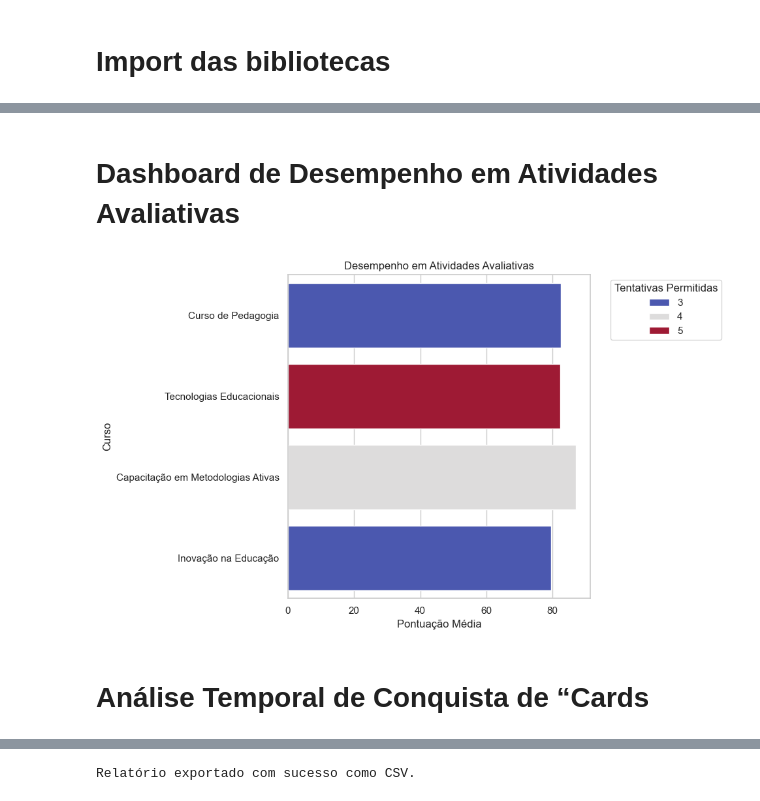
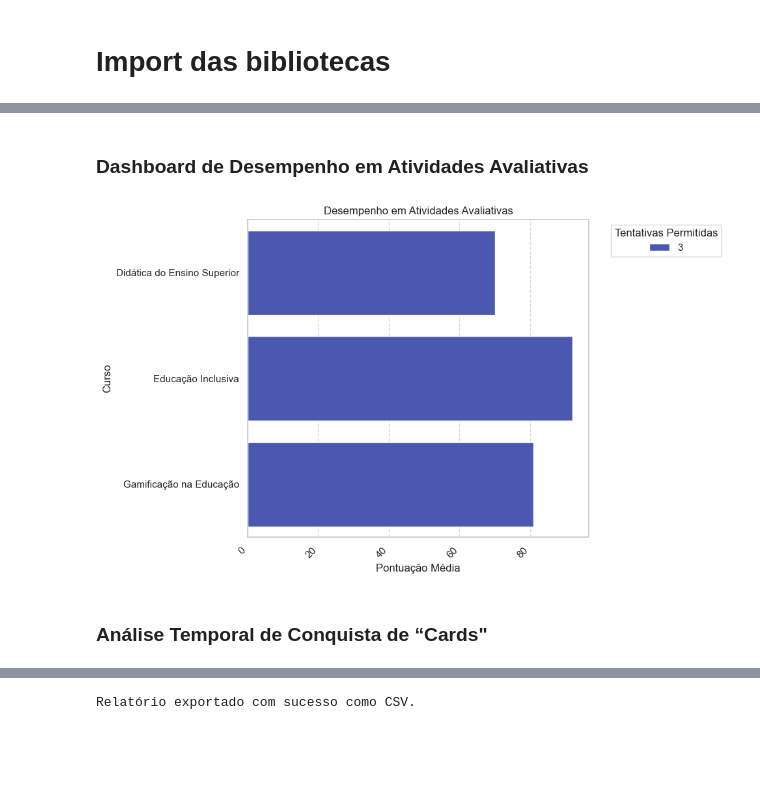
Before and after one commit to TeachGreen/Docentify-BI, a Jupyter notebook: BI.ipynb, the cells around one changed output, grey strips where cells are left out. Cells and saved outputs as stored; diff of their text form; code cells hidden in the pictures; blank space fills up the shorter version.

```diff
--- a/BI.ipynb
+++ b/BI.ipynb
@@ -363,30 +486,35 @@ plt.show()
 # %% [markdown]
-# Dashboard de Desempenho em Atividades Avaliativas
+### Dashboard de Desempenho em Atividades Avaliativas
 # %%
 query_activity_performance = """
-SELECT c.name AS Curso, a.allowedAttempts AS Tentativas_Permitidas,
-       AVG(at.score) AS Media_Pontuacao, COUNT(at.id) AS Total_Tentativas
+SELECT c.name AS Curso,
+       a.allowedAttempts AS Tentativas_Permitidas,
+       AVG(at.score) AS Media_Pontuacao,
+       COUNT(at.id) AS Total_Tentativas
 FROM Activities a
-JOIN ActivityAttempts at ON a.id = at.activityId
-JOIN Courses c ON a.stepId = c.id
-GROUP BY c.name, a.allowedAttempts
+JOIN Steps s ON a.stepId = s.id
+JOIN Courses c ON s.courseId = c.id
+LEFT JOIN ActivityAttempts at ON a.id = at.activityId
+WHERE c.institutionId = 3
+GROUP BY c.id, c.name, a.allowedAttempts
 """
+
 df_activity_perf = pd.read_sql(query_activity_performance, conn)
 
 plt.figure(figsize=(10,6))
 sns.barplot(x='Media_Pontuacao', y='Curso', hue='Tentativas_Permitidas', data=df_activity_perf, palette='coolwarm')
 plt.title('Desempenho em Atividades Avaliativas')
 plt.xlabel('Pontuação Média')
 plt.ylabel('Curso')
-
-
+plt.xticks(rotation=45, ha='right')
 plt.legend(title='Tentativas Permitidas', bbox_to_anchor=(1.05, 1), loc='upper left')
+plt.grid(axis='x', linestyle='--', alpha=0.7)
 plt.tight_layout()
 plt.show()
 # %% [output]
-[figure, old version]
+[figure, new version]
 # %% [markdown]
-# Análise Temporal de Conquista de “Cards
+### Análise Temporal de Conquista de “Cards"
 # %%
 query_cards_acquired = """
 SELECT DATE(uc.acquirement_date) AS Data_Conquista, COUNT(*) AS Total_Cards
```
Also changed, not shown: parts of 73 cells of this notebook, 3 other files.
